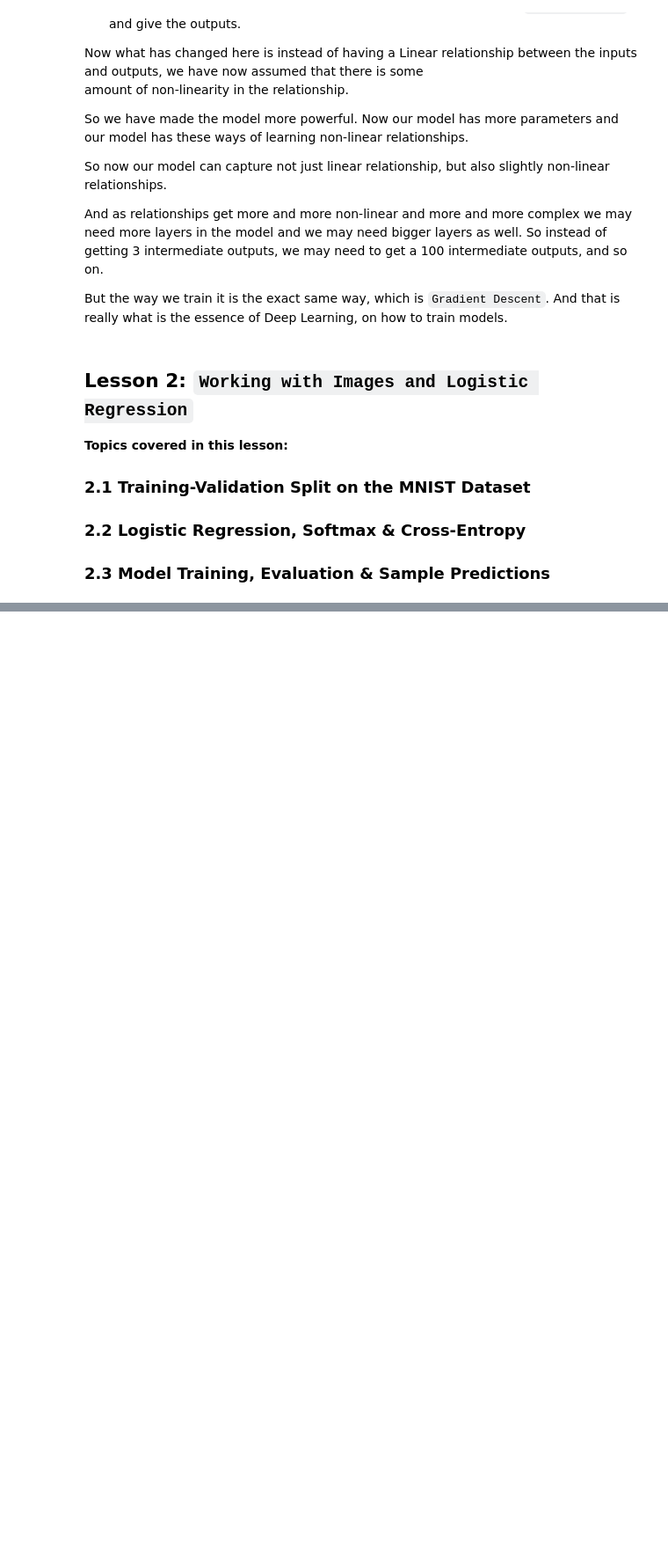
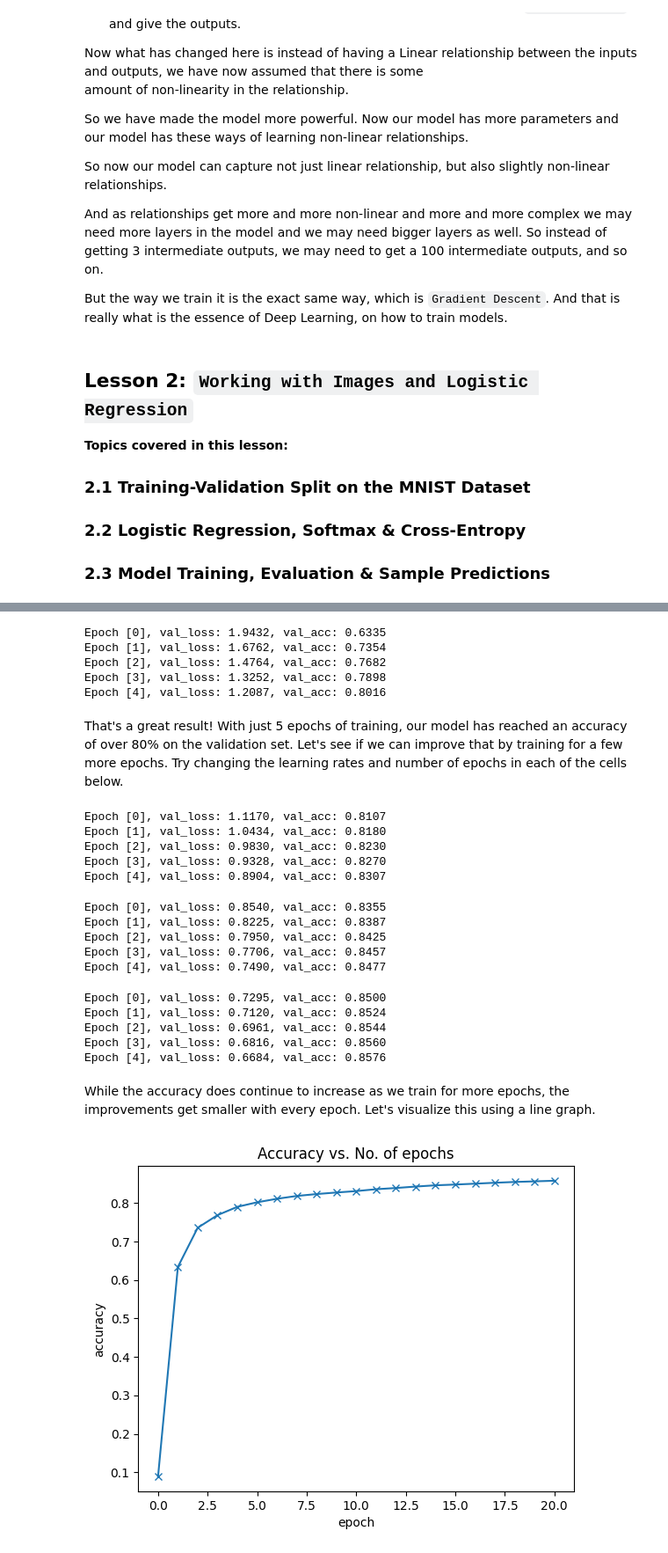
Before and after one commit to RoyMustang-Dev/pytorch-zero_To_GANs, a Jupyter notebook: pytorch_zero_to_GANs.ipynb, the cells around one changed output, grey strips where cells are left out. Shown at 88% size. Cells and saved outputs as stored; diff of their text form; code cells hidden in the pictures; blank space fills up the shorter version.

```diff
--- a/pytorch_zero_to_GANs.ipynb
+++ b/pytorch_zero_to_GANs.ipynb
@@ -1113,0 +1724,45 @@ But the way we train it is the exact same way, which is `Gradient Descent`. And
+# %%
+history1 = fit(5, 0.001, model, train_loader, val_loader)
+# %% [output]
+Epoch [0], val_loss: 1.9432, val_acc: 0.6335
+Epoch [1], val_loss: 1.6762, val_acc: 0.7354
+Epoch [2], val_loss: 1.4764, val_acc: 0.7682
+Epoch [3], val_loss: 1.3252, val_acc: 0.7898
+Epoch [4], val_loss: 1.2087, val_acc: 0.8016
+# %% [markdown]
+That's a great result! With just 5 epochs of training, our model has reached an accuracy of over 80% on the validation set. Let's see if we can improve that by training for a few more epochs. Try changing the learning rates and number of epochs in each of the cells below.
+# %%
+history2 = fit(5, 0.001, model, train_loader, val_loader)
+# %% [output]
+Epoch [0], val_loss: 1.1170, val_acc: 0.8107
+Epoch [1], val_loss: 1.0434, val_acc: 0.8180
+Epoch [2], val_loss: 0.9830, val_acc: 0.8230
+Epoch [3], val_loss: 0.9328, val_acc: 0.8270
+Epoch [4], val_loss: 0.8904, val_acc: 0.8307
+# %%
+history3 = fit(5, 0.001, model, train_loader, val_loader)
+# %% [output]
+Epoch [0], val_loss: 0.8540, val_acc: 0.8355
+Epoch [1], val_loss: 0.8225, val_acc: 0.8387
+Epoch [2], val_loss: 0.7950, val_acc: 0.8425
+Epoch [3], val_loss: 0.7706, val_acc: 0.8457
+Epoch [4], val_loss: 0.7490, val_acc: 0.8477
+# %%
+history4 = fit(5, 0.001, model, train_loader, val_loader)
+# %% [output]
+Epoch [0], val_loss: 0.7295, val_acc: 0.8500
+Epoch [1], val_loss: 0.7120, val_acc: 0.8524
+Epoch [2], val_loss: 0.6961, val_acc: 0.8544
+Epoch [3], val_loss: 0.6816, val_acc: 0.8560
+Epoch [4], val_loss: 0.6684, val_acc: 0.8576
+# %% [markdown]
+While the accuracy does continue to increase as we train for more epochs, the improvements get smaller with every epoch. Let's visualize this using a line graph.
+# %%
+history = [result0] + history1 + history2 + history3 + history4
+accuracies = [result['val_acc'] for result in history]
+plt.plot(accuracies, '-x')
+plt.xlabel('epoch')
+plt.ylabel('accuracy')
+plt.title('Accuracy vs. No. of epochs');
+# %% [output]
+[figure, added]
```
Also changed, not shown: parts of 113 cells of this notebook, 10 other files.
